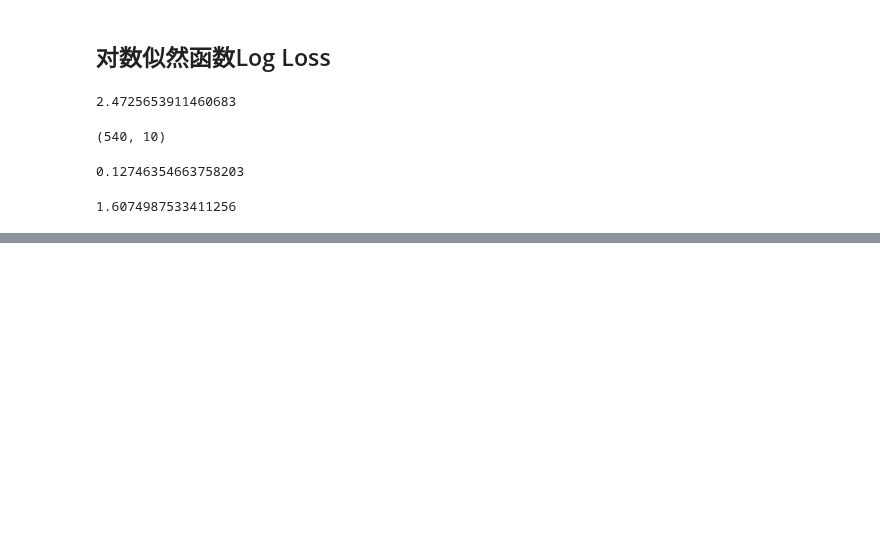
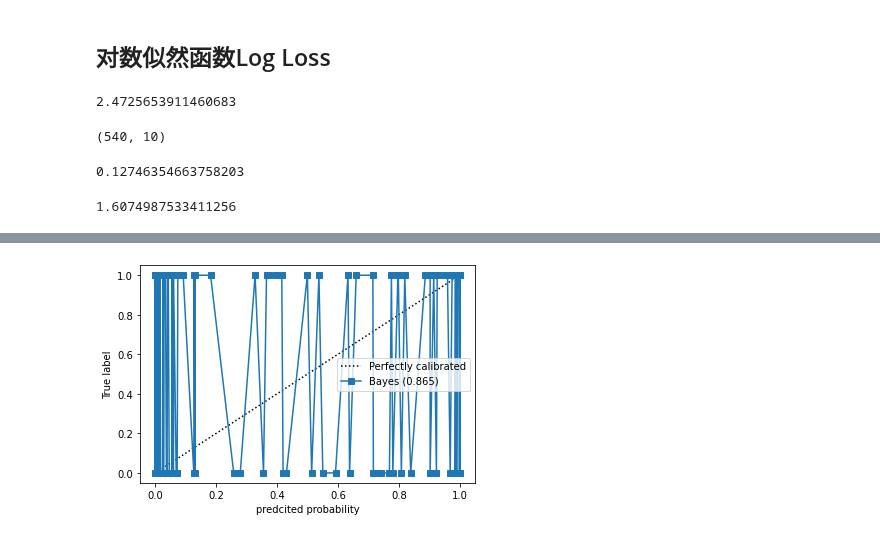
Before and after one commit to JustDoItGit/caicai_sklearn, a Jupyter notebook: 第十章 朴素贝叶斯/概率类模型的评估指标.ipynb, the cells around one changed output, grey strips where cells are left out. Cells and saved outputs as stored; diff of their text form; code cells hidden in the pictures; blank space fills up the shorter version.

Commit message:
可靠性曲线Reliability Curve

```diff
--- a/第十章 朴素贝叶斯/概率类模型的评估指标.ipynb
+++ b/第十章 朴素贝叶斯/概率类模型的评估指标.ipynb
@@ -152,0 +178,4 @@ log_loss(Ytest, svc_prob)
+# %%
+# 样本量足够大，因此使用1%的样本作为训练集
+Xtrain, Xtest, Ytrain, Ytest = train_test_split(X, y, test_size=0.99  # 训练集会很小，测试集会很大
+                                                , random_state=42)
@@ -152,0 +194,7 @@ log_loss(Ytest, svc_prob)
+# %%
+gnb = GaussianNB()
+gnb.fit(Xtrain, Ytrain)
+y_pred = gnb.predict(Xtest)
+prob_pos = gnb.predict_proba(Xtest)[:, 1]  # 我们的预测概率 - 横坐标
+clf_score = gnb.score(Xtest, Ytest)
+#Ytest - 我们的真实标签 - 横坐标
@@ -152,0 +205,6 @@ log_loss(Ytest, svc_prob)
+# %%
+# 在我们的横纵坐标上，概率是由顺序的（由小到大），为了让图形规整一些，我们要先对预测概率和真实标签按照预测概率进行一个排序，这一点我们通过DataFrame来实现
+
+df = pd.DataFrame({"ytrue": Ytest[:500], "probability": prob_pos[:500]})
+# 利用字典来创建DataFrame({"列的名称":[列的值]})
+df
@@ -152,0 +225,4 @@ log_loss(Ytest, svc_prob)
+# %%
+df = df.sort_values(by="probability")
+df.index = range(df.shape[0])
+df
@@ -152,0 +243,14 @@ log_loss(Ytest, svc_prob)
+# %%
+# 紧接着我们就可以画图了
+fig = plt.figure()  # 画布
+ax1 = plt.subplot()  # 建立一个子图
+ax1.plot([0, 1], [0, 1], "k:", label="Perfectly calibrated")  # 得做一条对角线来对比呀
+ax1.plot(df["probability"], df["ytrue"], "s-",
+         label="%s (%1.3f)" % ("Bayes", clf_score))
+ax1.set_ylabel("True label")
+ax1.set_xlabel("predcited probability")
+ax1.set_ylim([-0.05, 1.05])
+ax1.legend()
+plt.show()
+# %% [output]
+[figure, added]
```
Also changed, not shown: parts of 21 cells of this notebook.
